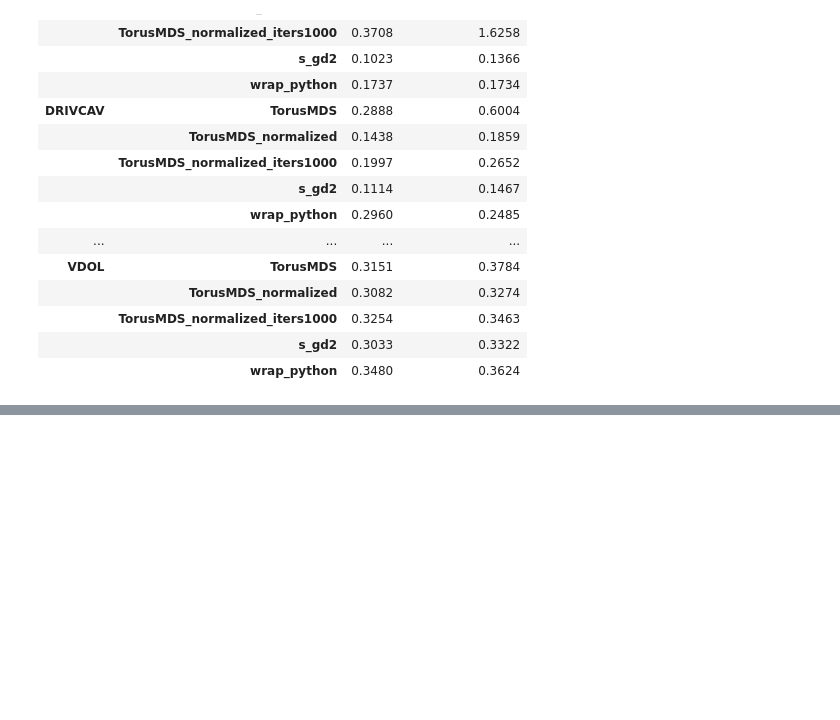
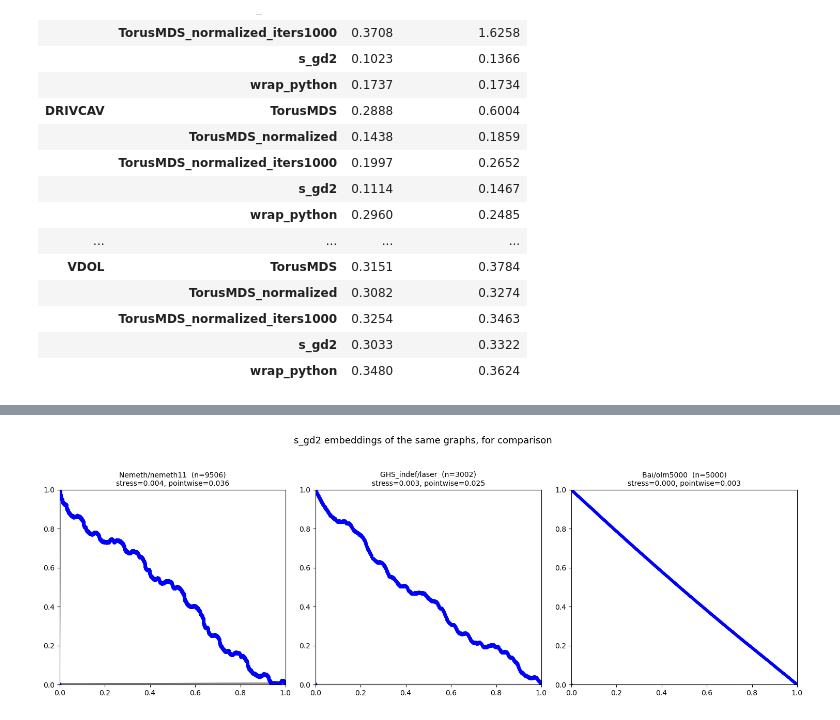
Before and after one commit to JacobLMiller/torus-mds, a Jupyter notebook: verification_experiments/suitesparse_results.ipynb, the cells around one changed output, grey strips where cells are left out. Cells and saved outputs as stored; diff of their text form; code cells hidden in the pictures; blank space fills up the shorter version.

Commit message:
Fixed bug, updated experimental scripts

```diff
--- a/verification_experiments/suitesparse_results.ipynb
+++ b/verification_experiments/suitesparse_results.ipynb
@@ -213,0 +298,26 @@ by_group
+# %%
+from modules.experiment_runner import embed_sgd2
+from modules.visualization import plot_embedding
+
+
+def to_unit_square(X: np.ndarray) -> np.ndarray:
+    lo, hi = X.min(axis=0), X.max(axis=0)
+    return (X - lo) / np.maximum(hi - lo, 1e-12)
+
+
+fig, axes = plt.subplots(1, len(outliers), figsize=(5 * len(outliers), 5))
+for ax, (_, row) in zip(axes, outliers.iterrows()):
+    G, _ = outlier_graphs[row.matrix_id]
+    X = embed_sgd2(G, random_seed=SEED)
+    plot_embedding(to_unit_square(X), G, ax=ax, s=6, edge_alpha=0.15)
+
+    sgd2_row = data['s_gd2'][data['s_gd2']['matrix_id'] == row.matrix_id].iloc[0]
+    ax.set_title(f"{row.group}/{row['name']}  (n={row.n})\n"
+                 f"stress={sgd2_row.stress:.3f}, pointwise={sgd2_row.pointwise_stress:.3f}", fontsize=10)
+
+fig.suptitle('s_gd2 embeddings of the same graphs, for comparison', fontsize=13, y=1.04)
+fig.tight_layout()
+plt.savefig('./results/suitesparse_sgd2_outliers.png', dpi=150, bbox_inches='tight')
+plt.show()
+# %% [output]
+[figure, added]
```
Also changed, not shown: parts of 4 cells of this notebook, 9 other files.
